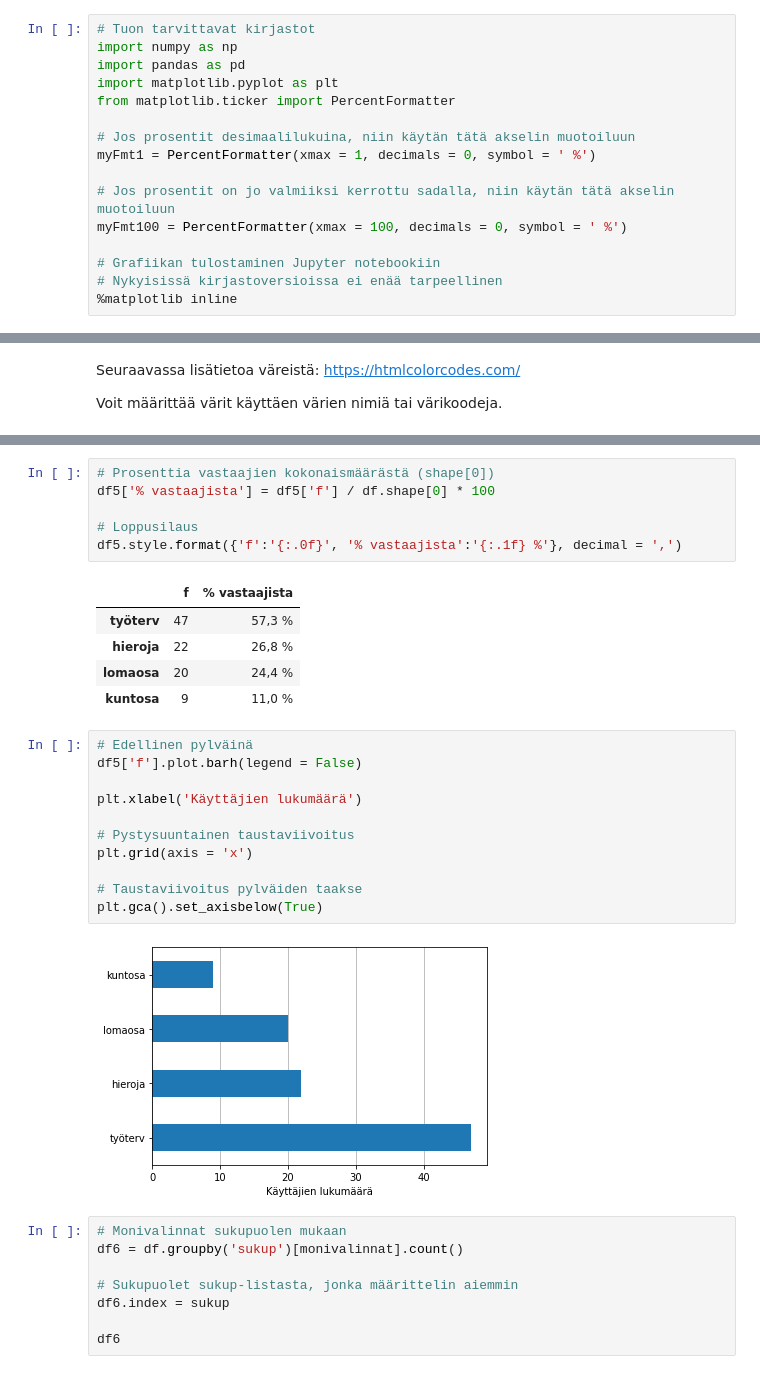
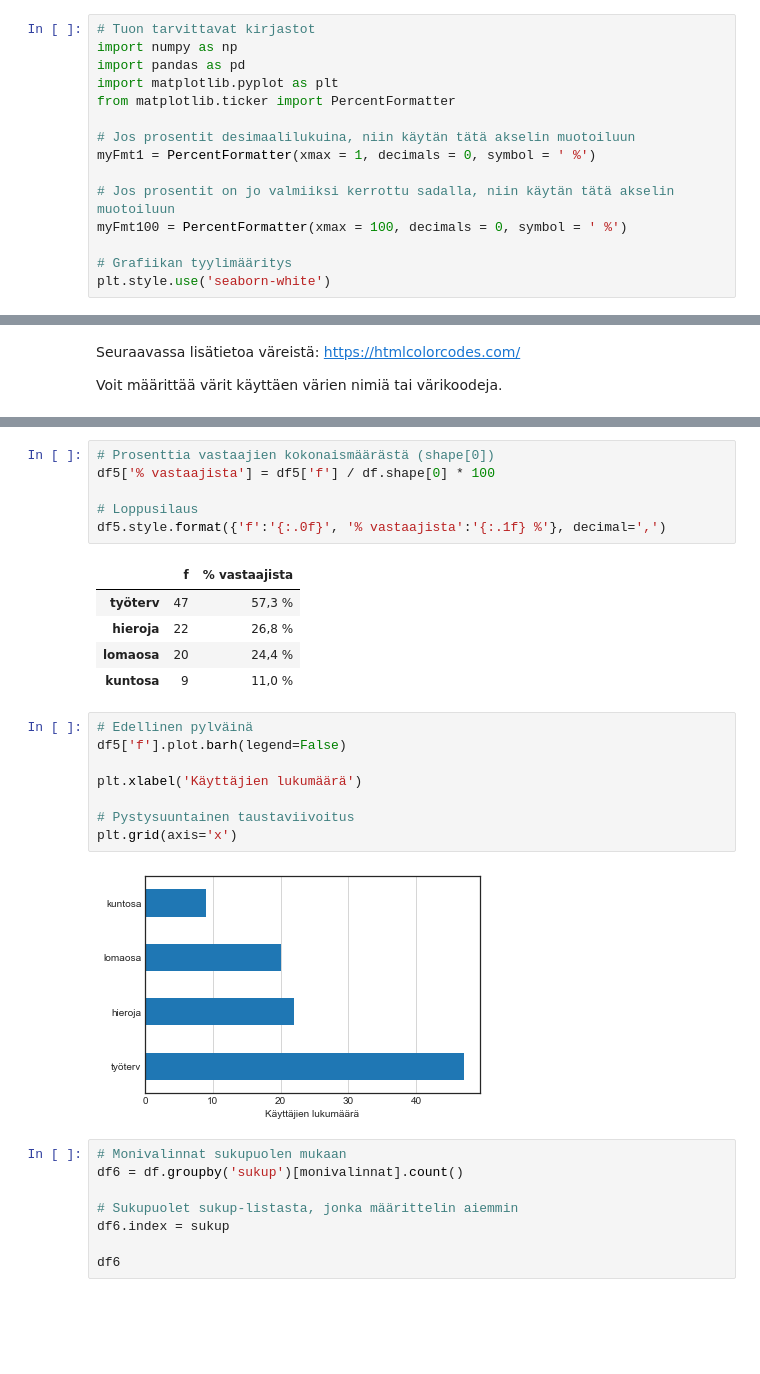
Before and after one commit to taanila/selittava, a Jupyter notebook: lukumaaria.ipynb, the cells around one changed output, grey strips where cells are left out. Cells and saved outputs as stored; diff of their text form; blank space fills up the shorter version.

```diff
--- a/lukumaaria.ipynb
+++ b/lukumaaria.ipynb
@@ -20,8 +20,7 @@ myFmt1 = PercentFormatter(xmax = 1, decimals = 0, symbol = ' %')
 # Jos prosentit on jo valmiiksi kerrottu sadalla, niin käytän tätä akselin muotoiluun
 myFmt100 = PercentFormatter(xmax = 100, decimals = 0, symbol = ' %')
 
-# Grafiikan tulostaminen Jupyter notebookiin
-# Nykyisissä kirjastoversioissa ei enää tarpeellinen
-%matplotlib inline
+# Grafiikan tyylimääritys
+plt.style.use('seaborn-white')
 # %%
 df = pd.read_excel('https://taanila.fi/data1.xlsx')
@@ -263,7 +252,7 @@ df5
 df5['% vastaajista'] = df5['f'] / df.shape[0] * 100
 
 # Loppusilaus
-df5.style.format({'f':'{:.0f}', '% vastaajista':'{:.1f} %'}, decimal = ',')
+df5.style.format({'f':'{:.0f}', '% vastaajista':'{:.1f} %'}, decimal=',')
 # %% [output]
 |  | f | % vastaajista |
 | työterv | 47 | 57,3 % |
@@ -272,17 +261,14 @@ df5.style.format({'f':'{:.0f}', '% vastaajista':'{:.1f} %'}, decimal = ',')
 | kuntosa | 9 | 11,0 % |
 # %%
 # Edellinen pylväinä
-df5['f'].plot.barh(legend = False)
+df5['f'].plot.barh(legend=False)
 
 plt.xlabel('Käyttäjien lukumäärä')
 
 # Pystysuuntainen taustaviivoitus
-plt.grid(axis = 'x')
-
-# Taustaviivoitus pylväiden taakse
-plt.gca().set_axisbelow(True)
+plt.grid(axis='x')
 # %% [output]
-[figure, old version]
+[figure, new version]
 # %%
 # Monivalinnat sukupuolen mukaan
 df6 = df.groupby('sukup')[monivalinnat].count()
```
Also changed, not shown: parts of 28 cells of this notebook.
